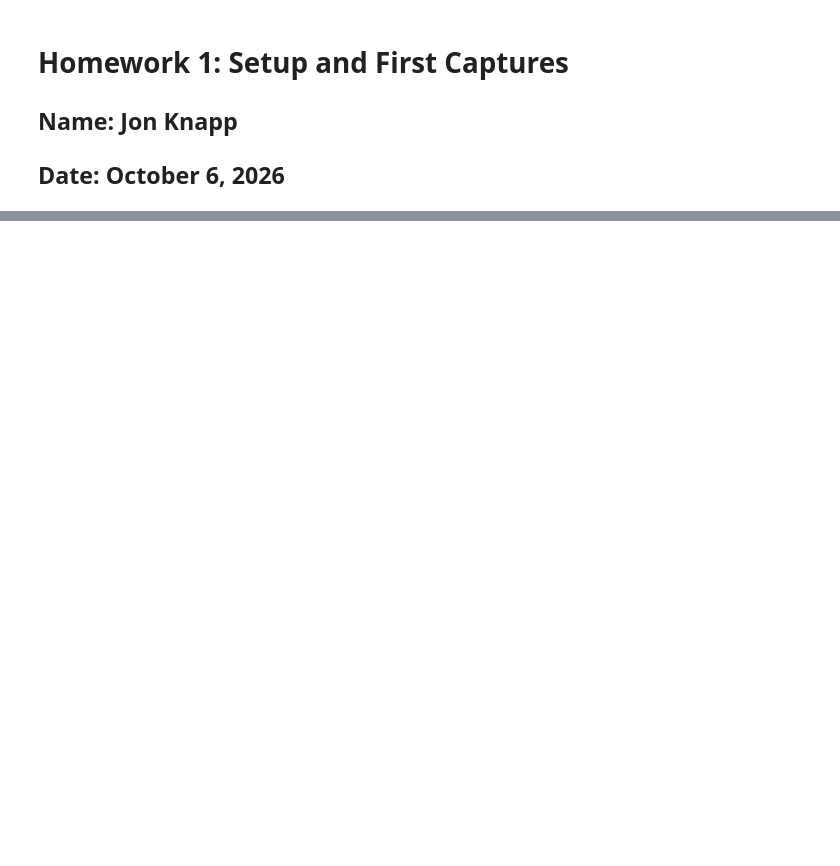
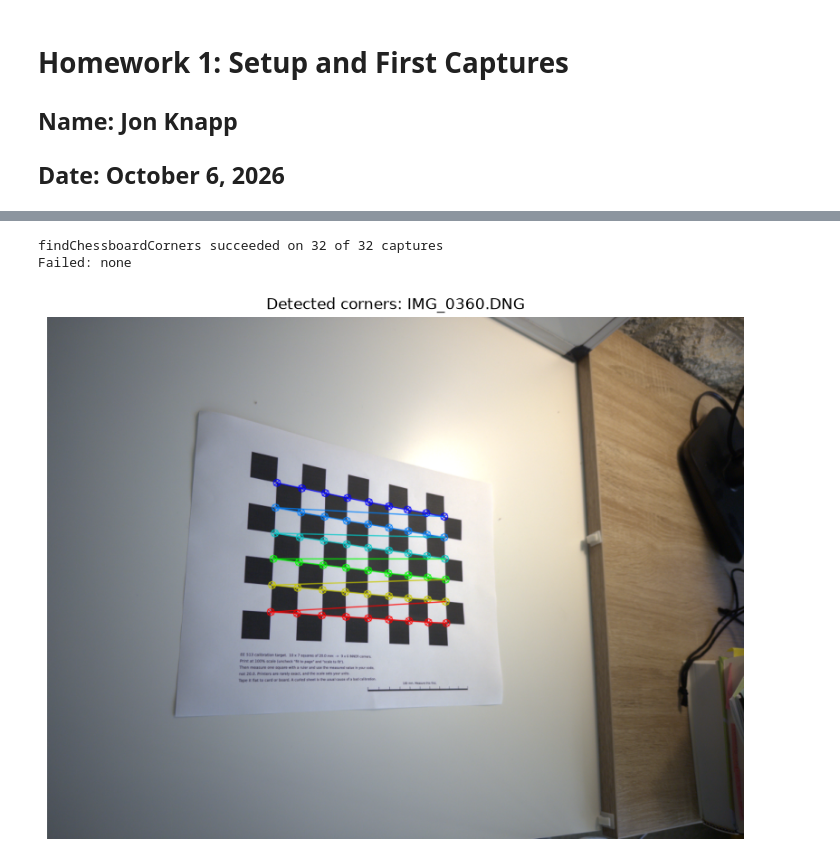
Before and after one commit to Jon-Knapp/EE513, a Jupyter notebook: Setup and First Captures.ipynb, the cells around one changed output, grey strips where cells are left out. Saved outputs shown, nothing was run; the diff lists cells and outputs as text; code cells hidden in the pictures; blank space fills up the shorter version.

```diff
--- a/Setup and First Captures.ipynb
+++ b/Setup and First Captures.ipynb
@@ -99,0 +197,15 @@ Not used until week 6, but the course environment installs them now: torch 2.11.
+# %%
+print(f"findChessboardCorners succeeded on {len(corners)} of {len(cal_paths)} captures")
+failed = [p.name for p in cal_paths if p.name not in corners]
+print("Failed:", failed if failed else "none")
+
+name, img = next(iter(drawn.items()))
+plt.figure(figsize=(10, 7.5))
+plt.imshow(img)
+plt.title(f"Detected corners: {name}")
+plt.axis("off")
+plt.show()
+# %% [output]
+findChessboardCorners succeeded on 32 of 32 captures
+Failed: none
+[figure, added]
```
Also changed, not shown: parts of 35 cells of this notebook, 3 other files.
